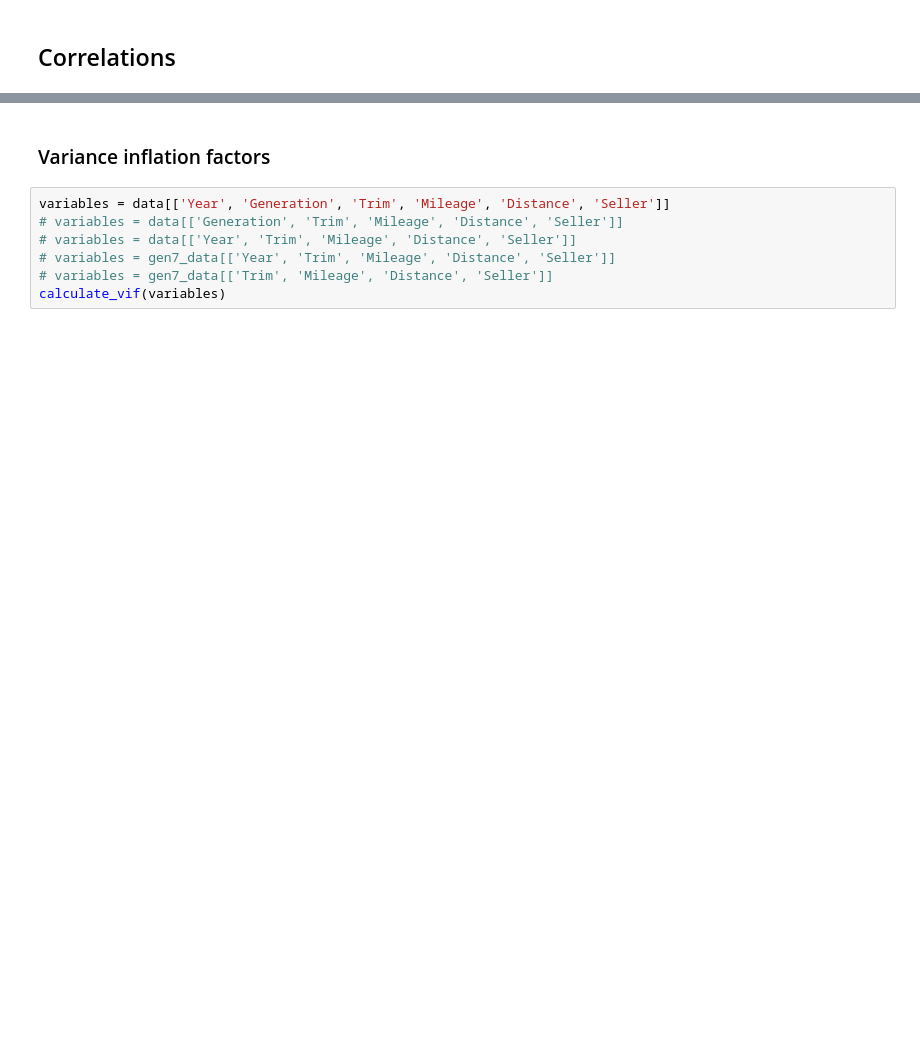
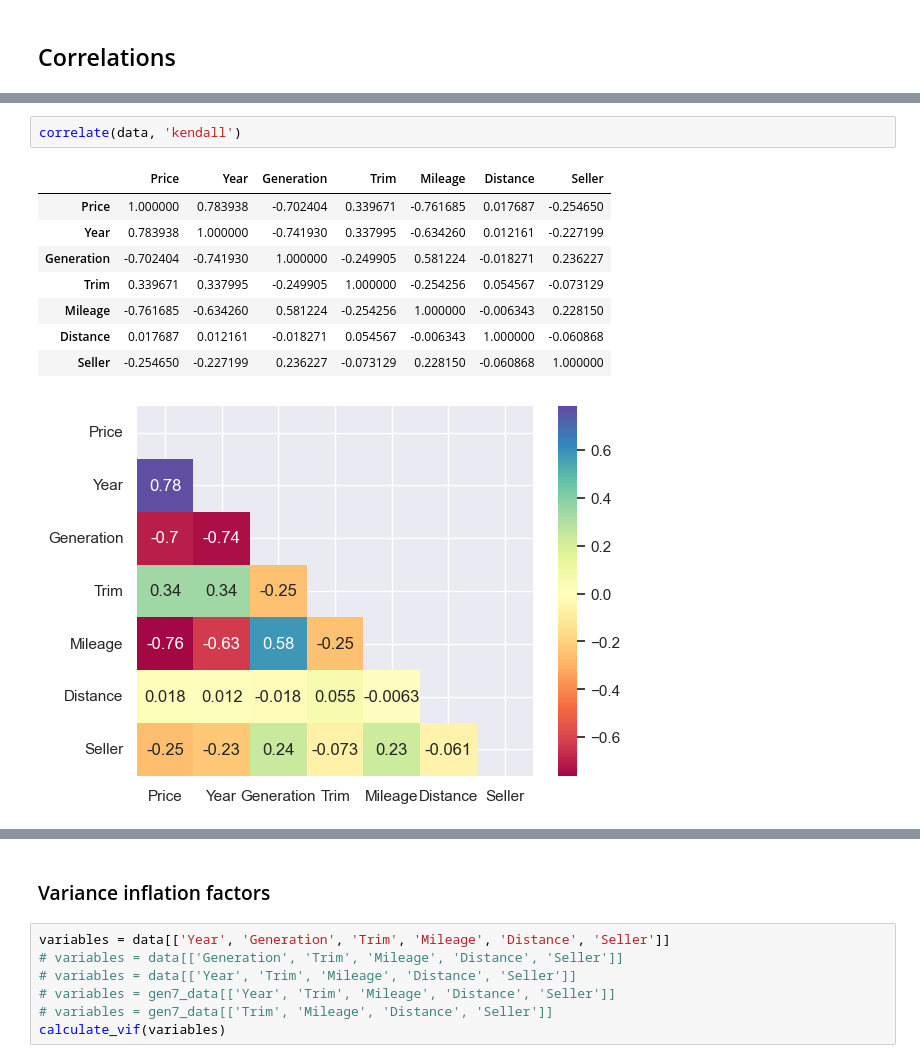
Before and after one commit to jamesdeluk/data-projects, a Jupyter notebook: st.ipynb, the cells around one changed output, grey strips where cells are left out. Drawn from its saved outputs; the diff is of its cells as text; blank space fills up the shorter version.

```diff
--- a/st.ipynb
+++ b/st.ipynb
@@ -467,0 +434,12 @@ None
+# %%
+correlate(data, 'kendall')
+# %% [output]
+|  | Price | Year | Generation | Trim | Mileage | Distance | Seller |
+| Price | 1.000000 | 0.783938 | -0.702404 | 0.339671 | -0.761685 | 0.017687 | -0.254650 |
+| Year | 0.783938 | 1.000000 | -0.741930 | 0.337995 | -0.634260 | 0.012161 | -0.227199 |
+| Generation | -0.702404 | -0.741930 | 1.000000 | -0.249905 | 0.581224 | -0.018271 | 0.236227 |
+| Trim | 0.339671 | 0.337995 | -0.249905 | 1.000000 | -0.254256 | 0.054567 | -0.073129 |
+| Mileage | -0.761685 | -0.634260 | 0.581224 | -0.254256 | 1.000000 | -0.006343 | 0.228150 |
+| Distance | 0.017687 | 0.012161 | -0.018271 | 0.054567 | -0.006343 | 1.000000 | -0.060868 |
+| Seller | -0.254650 | -0.227199 | 0.236227 | -0.073129 | 0.228150 | -0.060868 | 1.000000 |
+[figure, added]
```
Also changed, not shown: parts of 77 cells of this notebook, 2 other files.
